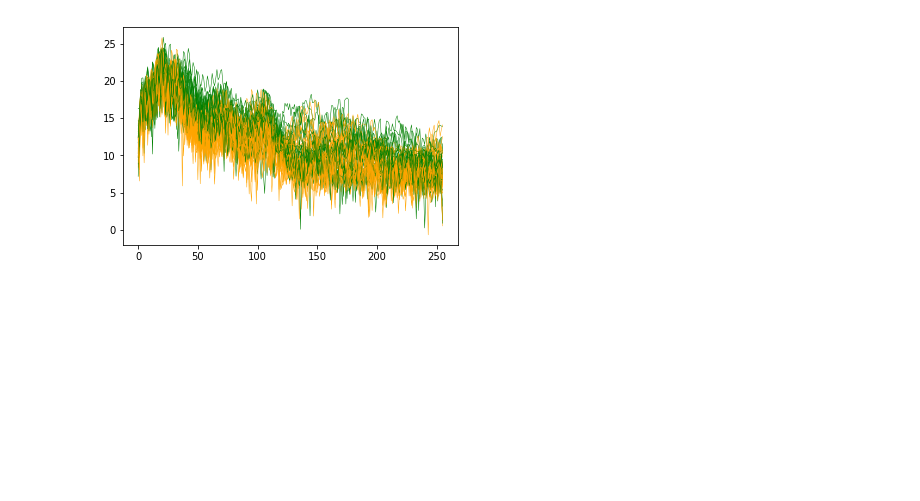
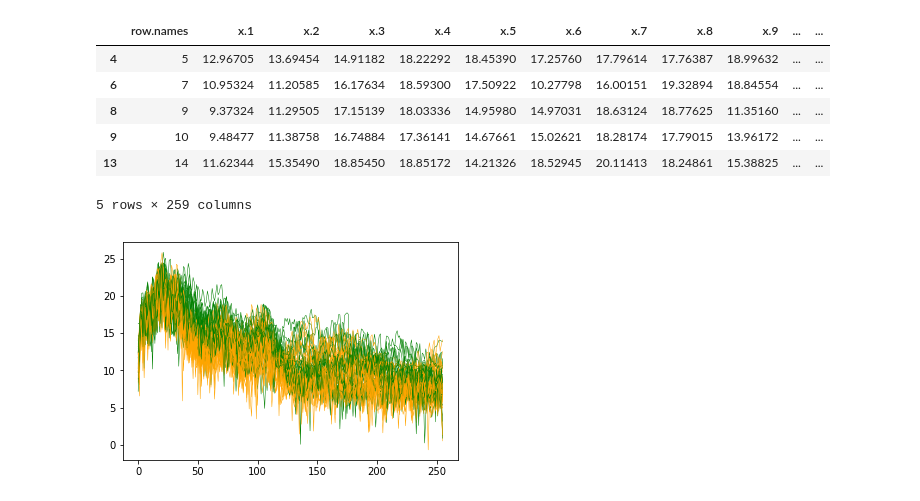
Before and after one commit to empathy87/The-Elements-of-Statistical-Learning-Python-Notebooks, a Jupyter notebook: examples/Phoneme Recognition.ipynb, the cells around one changed output. Saved outputs shown, nothing was run; the diff lists cells and outputs as text; code cells hidden in the pictures; blank space fills up the shorter version.

```diff
--- a/examples/Phoneme Recognition.ipynb
+++ b/examples/Phoneme Recognition.ipynb
@@ -8,8 +9,17 @@ from sklearn.model_selection import train_test_split
 # %%
 df = pd.read_csv("../data/Phoneme Recognition.txt")
 df = df[(df.g == 'aa')|(df.g == 'ao')]
 df.g = pd.get_dummies(df.g)['aa']
 names = [f'x.{i+1}' for i in range(256)]
+df.head()
+# %% [output]
+|  | row.names | x.1 | x.2 | x.3 | x.4 | x.5 | x.6 | x.7 | x.8 | x.9 | ... | ... |
+| 4 | 5 | 12.96705 | 13.69454 | 14.91182 | 18.22292 | 18.45390 | 17.25760 | 17.79614 | 17.76387 | 18.99632 | ... | ... |
+| 6 | 7 | 10.95324 | 11.20585 | 16.17634 | 18.59300 | 17.50922 | 10.27798 | 16.00151 | 19.32894 | 18.84554 | ... | ... |
+| 8 | 9 | 9.37324 | 11.29505 | 17.15139 | 18.03336 | 14.95980 | 14.97031 | 18.63124 | 18.77625 | 11.35160 | ... | ... |
+| 9 | 10 | 9.48477 | 11.38758 | 16.74884 | 17.36141 | 14.67661 | 15.02621 | 18.28174 | 17.79015 | 13.96172 | ... | ... |
+| 13 | 14 | 11.62344 | 15.35490 | 18.85450 | 18.85172 | 14.21326 | 18.52945 | 20.11413 | 18.24861 | 15.38825 | ... | ... |
+5 rows × 259 columns
 # %%
 X, y = df[names].values, df[['g']].values
 # %%
```
Also changed, not shown: parts of 10 cells of this notebook.
